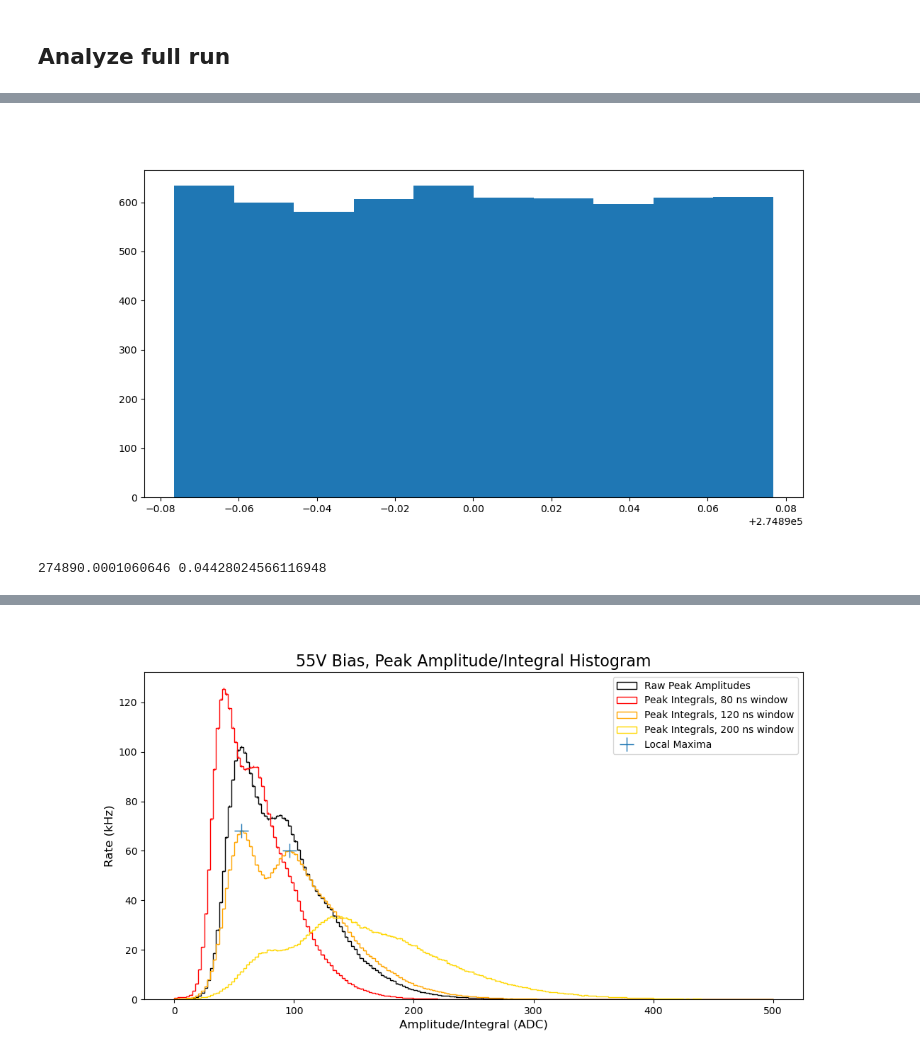
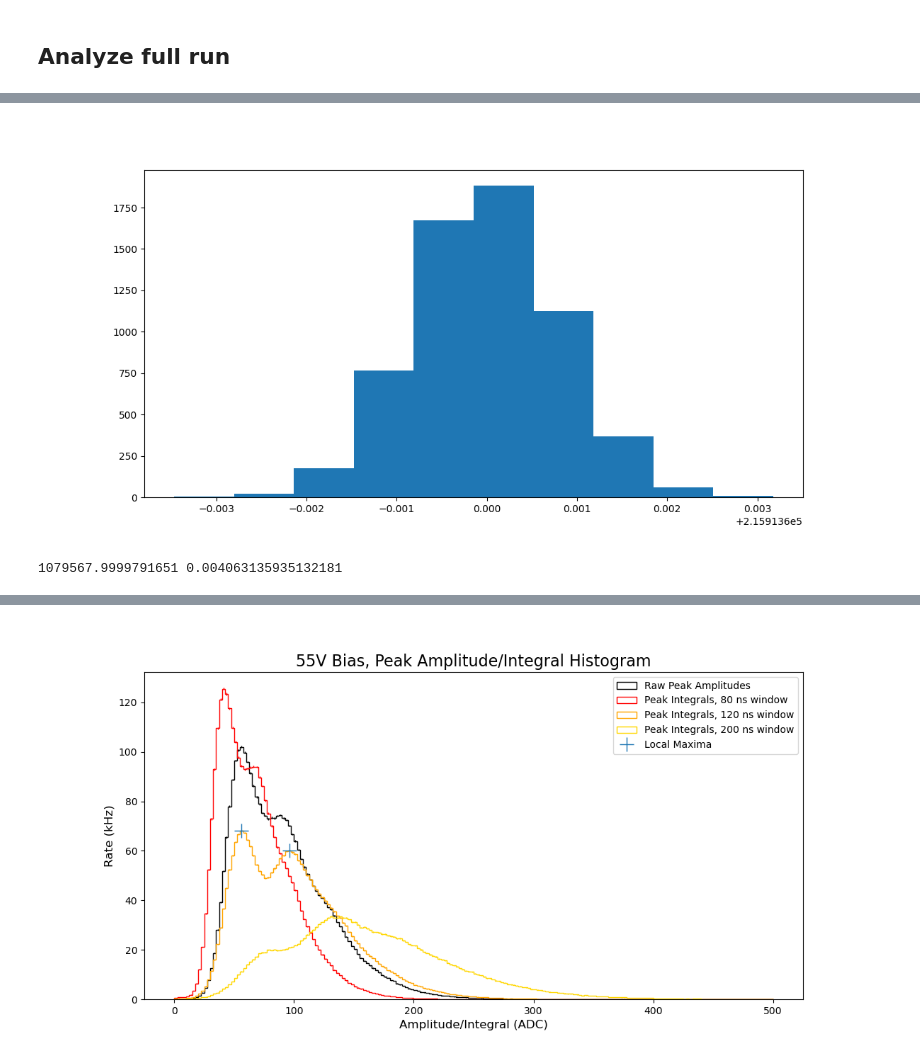
Before and after one commit to peckalec/dm-lab, a Jupyter notebook: REFLECT/SiPM_Analysis.ipynb, the cells around one changed output, grey strips where cells are left out. Saved outputs shown, nothing was run; the diff lists cells and outputs as text; code cells hidden in the pictures.

```diff
--- a/REFLECT/SiPM_Analysis.ipynb
+++ b/REFLECT/SiPM_Analysis.ipynb
@@ -184,7 +186,7 @@ Window FFT max frequency: 12.40
 # %%
 ####  Select Lowpass removal
 lowpasscut = 1/10
-DCoffset = -55 # manual DC offset
+DCoffset = -275+58 # manual DC offset
 
 #### Remove lowpass from original signal and compare
 tic()
@@ -260,12 +223,12 @@ Elapsed time is 9.811 milliseconds.
 # %%
 #### Select raw peak-finder parameters
-rawpwidth = 15
-rawpprom = 10
+rawpwidth = 3
+rawpprom = 10*5
 tic()
 signal_down = signal-np.mean(signal,dtype="float64")-DCoffset
 signal_lp = signal-ReinvFTlp-DCoffset
 
-peaks,props = find_peaks(signal_lp,height=0,width=rawpwidth,prominence=rawpprom) # find_peaks algorithm is of order t~O(len(sample))
+peaks,props = find_peaks(signal_lp,height=0,width=rawpwidth,prominence=rawpprom)
 tocms()
 plt.close()
 plt.plot(time,signal_down,marker=".",linewidth=1,markersize=2,label = "Original - DC",color="black")
@@ -395,7 +317,7 @@ plt.show()
 #### Select integral peak-finder parameters
 mywindow = 6
 pwidth = 2
-pprom = 10
+pprom = 10*5
 
 for shift in range(mywindow):
     if shift == 0:
@@ -421,10 +347,10 @@ plt.show()
 # %%
 #### Input selected parameters from above
 myset = "hiletgo55"
-inputfile=uproot.open("../../REFLECT/darkcounts/sipm521/output1919.root")
+inputfile=uproot.open("../../REFLECT/hiletgo/darksignals/output1919.root")
 totsamples = int(inputfile.keys()[-1][10:14])
-#totsamples = 2000
-lowpasscut = 1/8
+#totsamples = 1000
+lowpasscut = 1/10
 
 if (myset == "raw1"):
     downsampling = 4
@@ -449,10 +375,10 @@ elif (myset == "hiletgo55"):
     smoothing = 1
     mywindow = [4,6,10]
     rawpwidth = 2
-    rawpprom = 10
+    rawpprom = 10*5
     pwidth = 2
-    pprom = 10
-    DCoff = -55
+    pprom = 10*5
+    DCoff = -275+58
 elif (myset == "hiletgo56"):
     downsampling = 3
     smoothing = 0
@@ -470,6 +396,7 @@ intpeaks_s = [-666]*totsamples
 intpeaks_m = [-666]*totsamples
 intpeaks_l = [-666]*totsamples
 rawintegrals = [-666]*totsamples
+rawmeans = [-666]*totsamples
 
 pbar = tqdm(total=totsamples,ascii=True,leave=False)
 tic()
@@ -483,6 +410,7 @@ for samplenum in range(totsamples):
     [time,signal] = downsmoother([time,signal],downsampling,smoothing)
     '''
     T = time[-1] - time[0] #total integration period
+
     N = len(time) #number of points
 
     fftlength = N//2+1
@@ -498,6 +426,7 @@ for samplenum in range(totsamples):
     invFTlp = np.sum(arrayfreqs * invexparray,1)
     ReinvFTlp = np.real(invFTlp) + np.mean(signal) - np.mean(np.real(invFTlp))
     '''
+    rawmeans[samplenum] = np.mean(signal,dtype="float64")
     signal_lp = signal-DCoff-np.mean(signal,dtype="float64") #-ReinvFTlp   np.mean(signal,dtype="float64")
     rawintegrals[samplenum] = sum(signal_lp)
 
@@ -530,6 +459,7 @@ for samplenum in range(totsamples):
 
     pbar.update()
 pbar.close()
+integral_period = 1000/(time[-1]-time[0])
 print(f"Analysis Complete!")
 toc()
 # %% [output]
@@ -538,10 +484,13 @@ Elapsed time is 46.784 seconds.
 # %%
 plt.close()
-amp,bins,bars = plt.hist(rawintegrals)
+rawintegrals = np.array(rawintegrals)
+amp,bins,bars = plt.hist(rawintegrals/5)
 #plt.hist(rawintegrals/SPEcharge_peakdiff)
 plt.show()
 bins = bins[:-1]*0.5+bins[1:]*0.5
 print(np.mean(rawintegrals),np.std(rawintegrals))
+
+# compare consistency of mean value to consistency of integral after DC subtraction
 # %% [output]
-[figure, old version]
+[figure, new version]
-274890.0001060646 0.04428024566116948
+1079567.9999791651 0.004063135935132181
```
Also changed, not shown: parts of 29 cells of this notebook.
